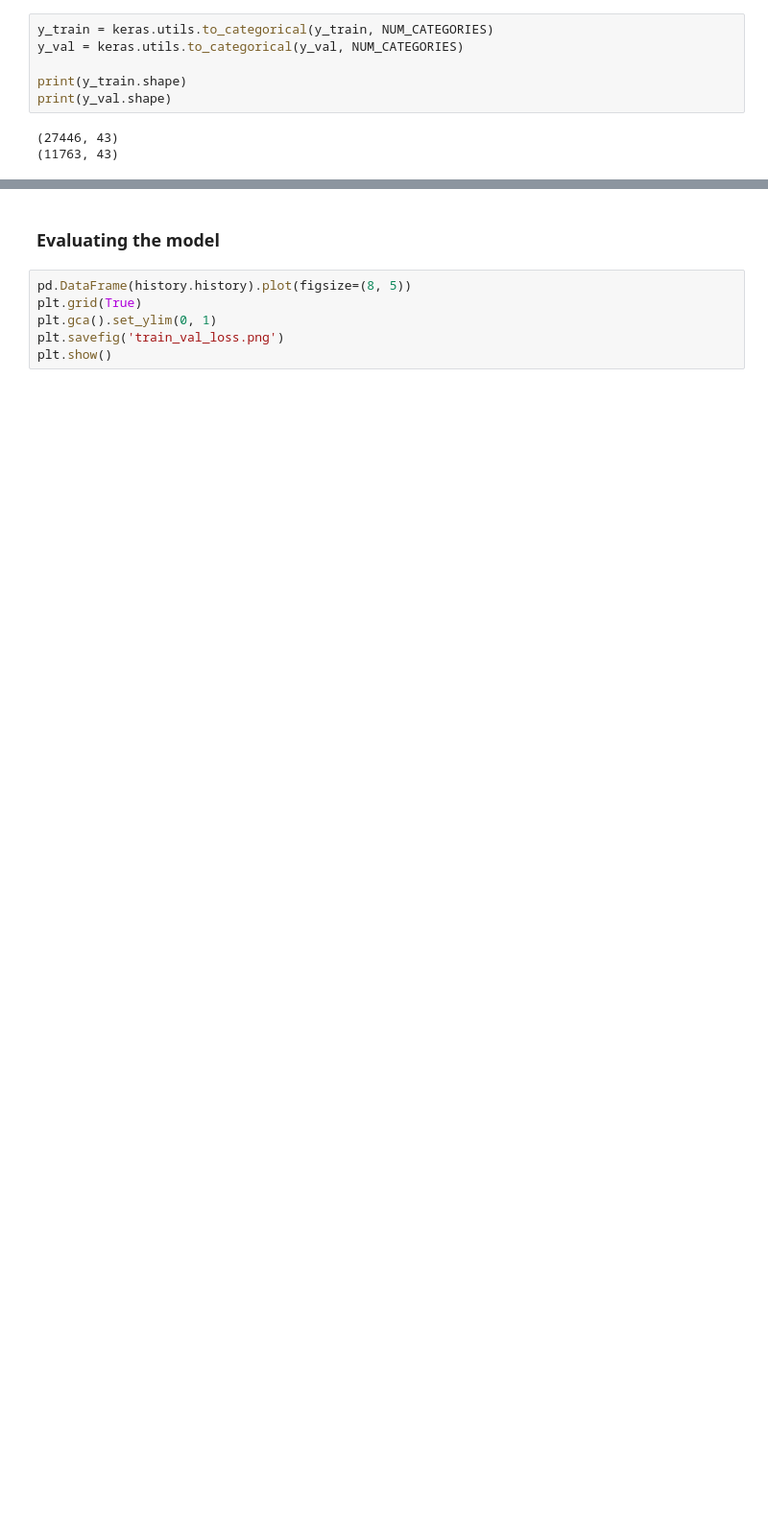
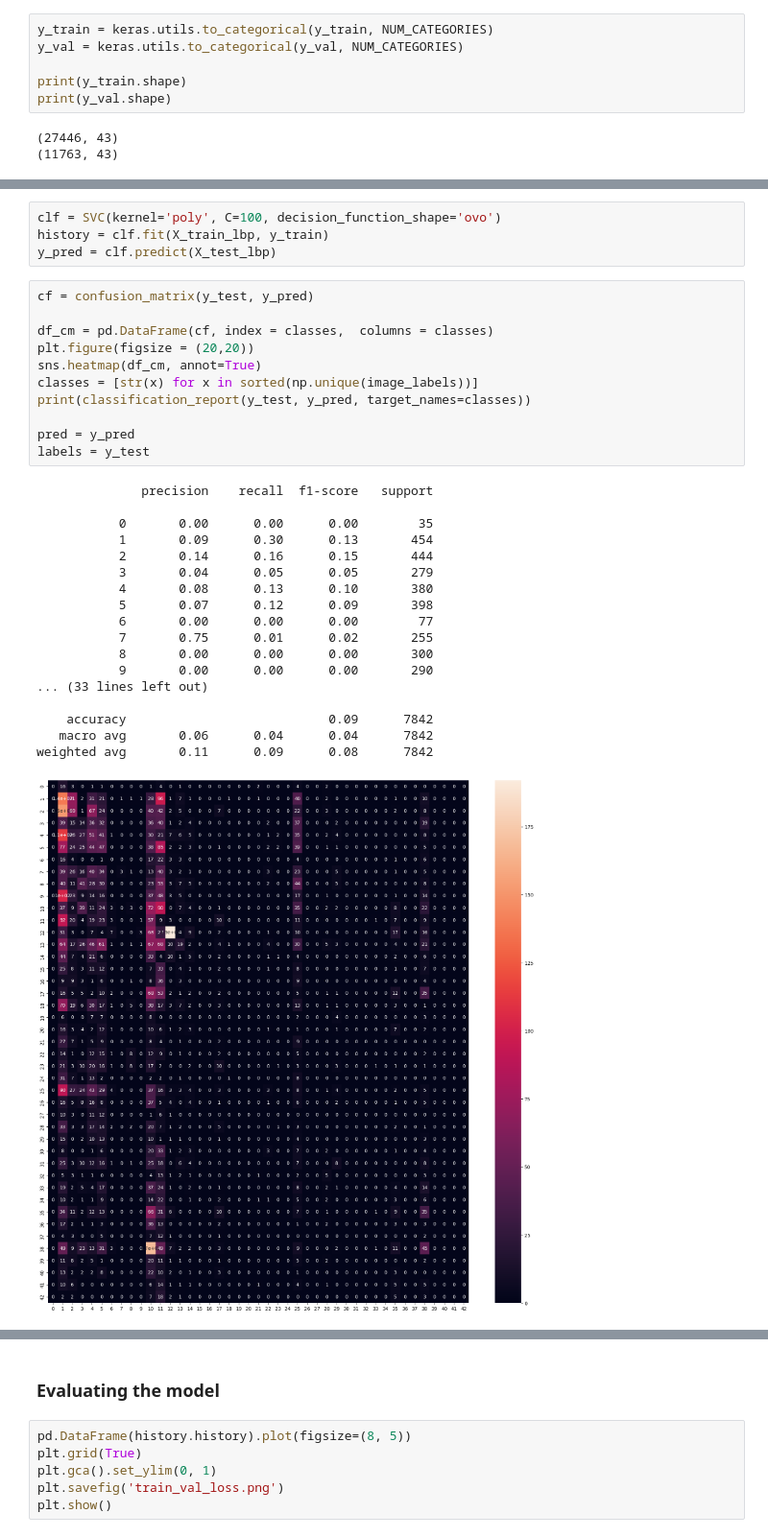
Before and after one commit to SysteM1922/projeto-taa-1, a Jupyter notebook: project.ipynb, the cells around one changed output, grey strips where cells are left out. Shown at 96% size. Drawn from its saved outputs; the diff is of its cells as text; blank space fills up the shorter version.

```diff
--- a/project.ipynb
+++ b/project.ipynb
@@ -192,0 +250,34 @@ model.compile(loss='categorical_crossentropy', optimizer=opt, metrics=['accuracy
+# %%
+clf = SVC(kernel='poly', C=100, decision_function_shape='ovo')
+history = clf.fit(X_train_lbp, y_train)
+y_pred = clf.predict(X_test_lbp)
+# %%
+cf = confusion_matrix(y_test, y_pred)
+
+df_cm = pd.DataFrame(cf, index = classes,  columns = classes)
+plt.figure(figsize = (20,20))
+sns.heatmap(df_cm, annot=True)
+classes = [str(x) for x in sorted(np.unique(image_labels))]
+print(classification_report(y_test, y_pred, target_names=classes))
+
+pred = y_pred
+labels = y_test
+# %% [output]
+              precision    recall  f1-score   support
+
+           0       0.00      0.00      0.00        35
+           1       0.09      0.30      0.13       454
+           2       0.14      0.16      0.15       444
+           3       0.04      0.05      0.05       279
+           4       0.08      0.13      0.10       380
+           5       0.07      0.12      0.09       398
+           6       0.00      0.00      0.00        77
+           7       0.75      0.01      0.02       255
+           8       0.00      0.00      0.00       300
+           9       0.00      0.00      0.00       290
+... (33 lines left out)
+
+    accuracy                           0.09      7842
+   macro avg       0.06      0.04      0.04      7842
+weighted avg       0.11      0.09      0.08      7842
+[figure, added]
```
Also changed, not shown: parts of 22 cells of this notebook, 17 other files.
